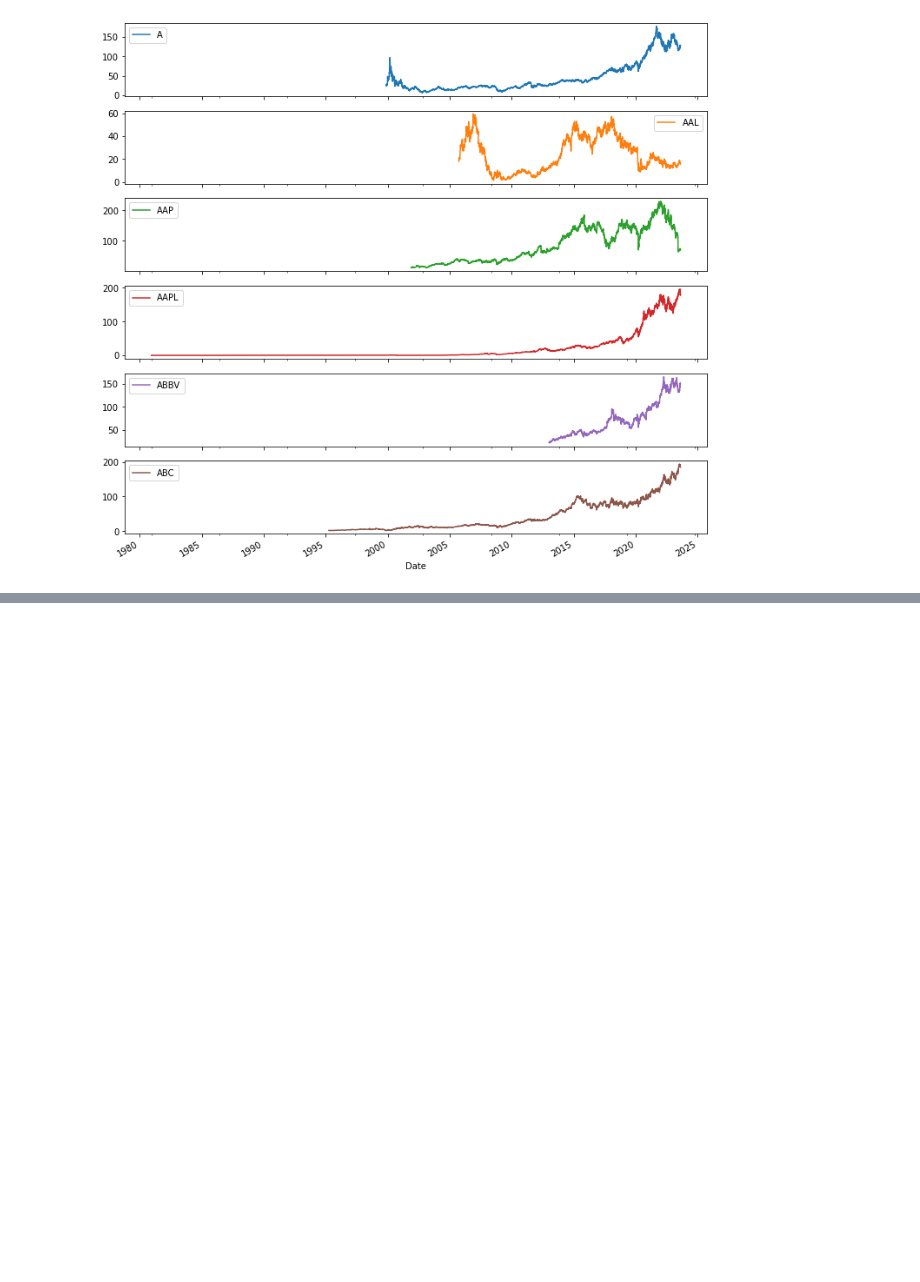
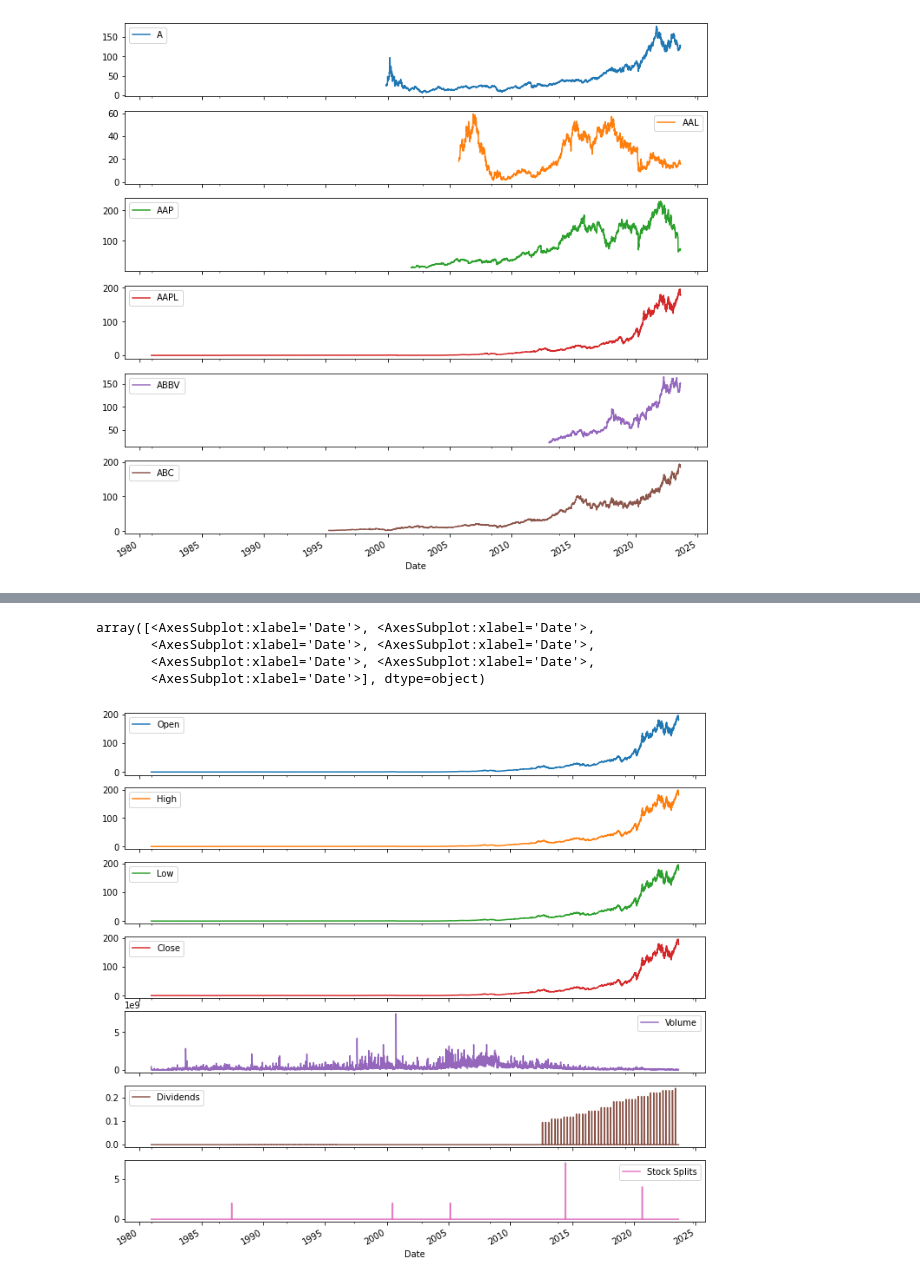
Before and after one commit to syedirfanx/financial-data-analysis, a Jupyter notebook: stock-analysis.ipynb, the cells around one changed output, grey strips where cells are left out. Cells and saved outputs as stored; diff of their text form; code cells hidden in the pictures; blank space fills up the shorter version.

```diff
--- a/stock-analysis.ipynb
+++ b/stock-analysis.ipynb
@@ -134,3 +134,5 @@ array([<AxesSubplot:xlabel='Date'>, <AxesSubplot:xlabel='Date'>,
        <AxesSubplot:xlabel='Date'>, <AxesSubplot:xlabel='Date'>],
       dtype=object)
 [figure]
+# %%
+apple = yf.Ticker('AAPL')
@@ -136,0 +159,2 @@ array([<AxesSubplot:xlabel='Date'>, <AxesSubplot:xlabel='Date'>,
+# %%
+apple_hist = apple.history(period='max')
@@ -136,0 +178,8 @@ array([<AxesSubplot:xlabel='Date'>, <AxesSubplot:xlabel='Date'>,
+# %%
+apple_hist.plot(subplots=True, figsize=[12,12])
+# %% [output]
+array([<AxesSubplot:xlabel='Date'>, <AxesSubplot:xlabel='Date'>,
+       <AxesSubplot:xlabel='Date'>, <AxesSubplot:xlabel='Date'>,
+       <AxesSubplot:xlabel='Date'>, <AxesSubplot:xlabel='Date'>,
+       <AxesSubplot:xlabel='Date'>], dtype=object)
+[figure, added]
```
Also changed, not shown: parts of 11 cells of this notebook.
